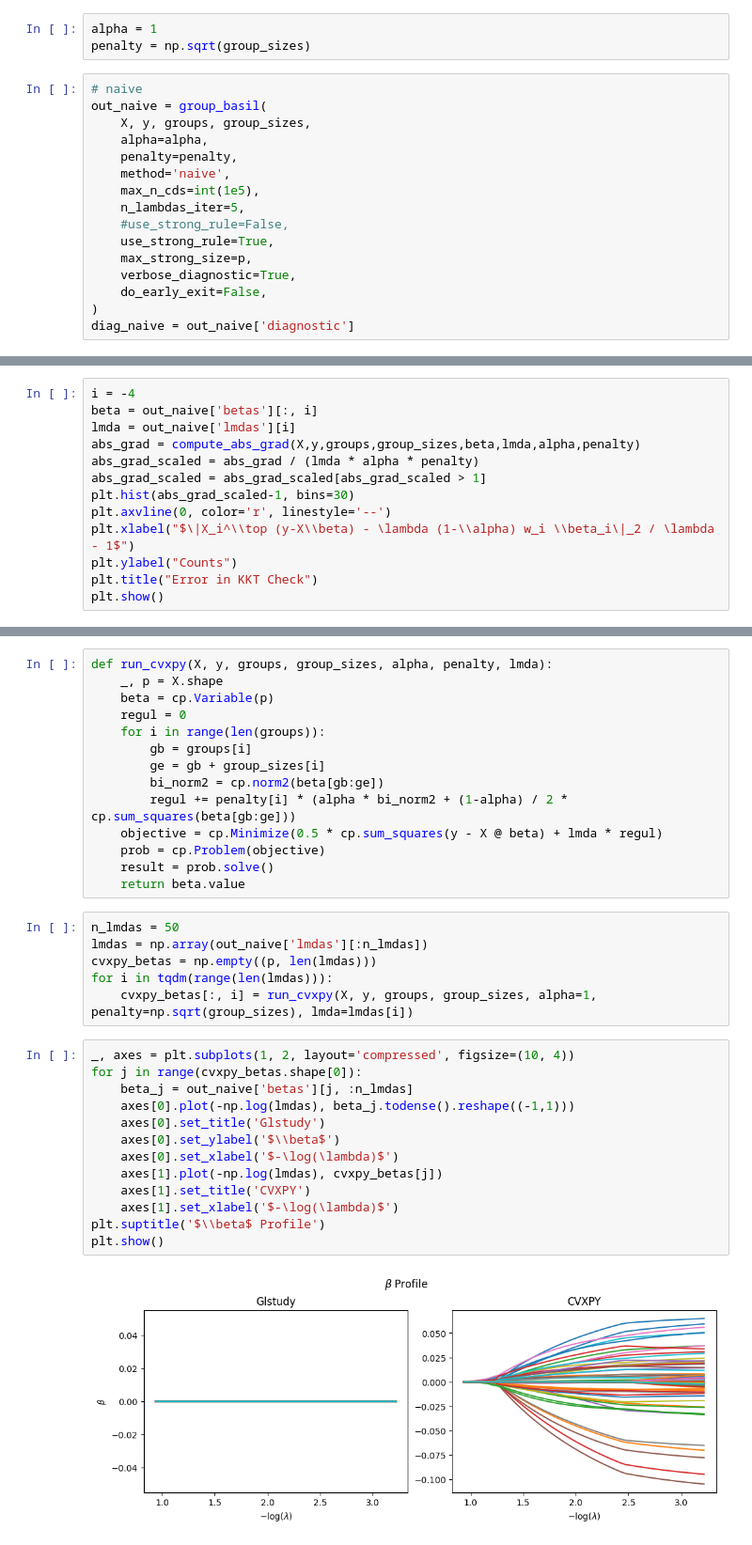
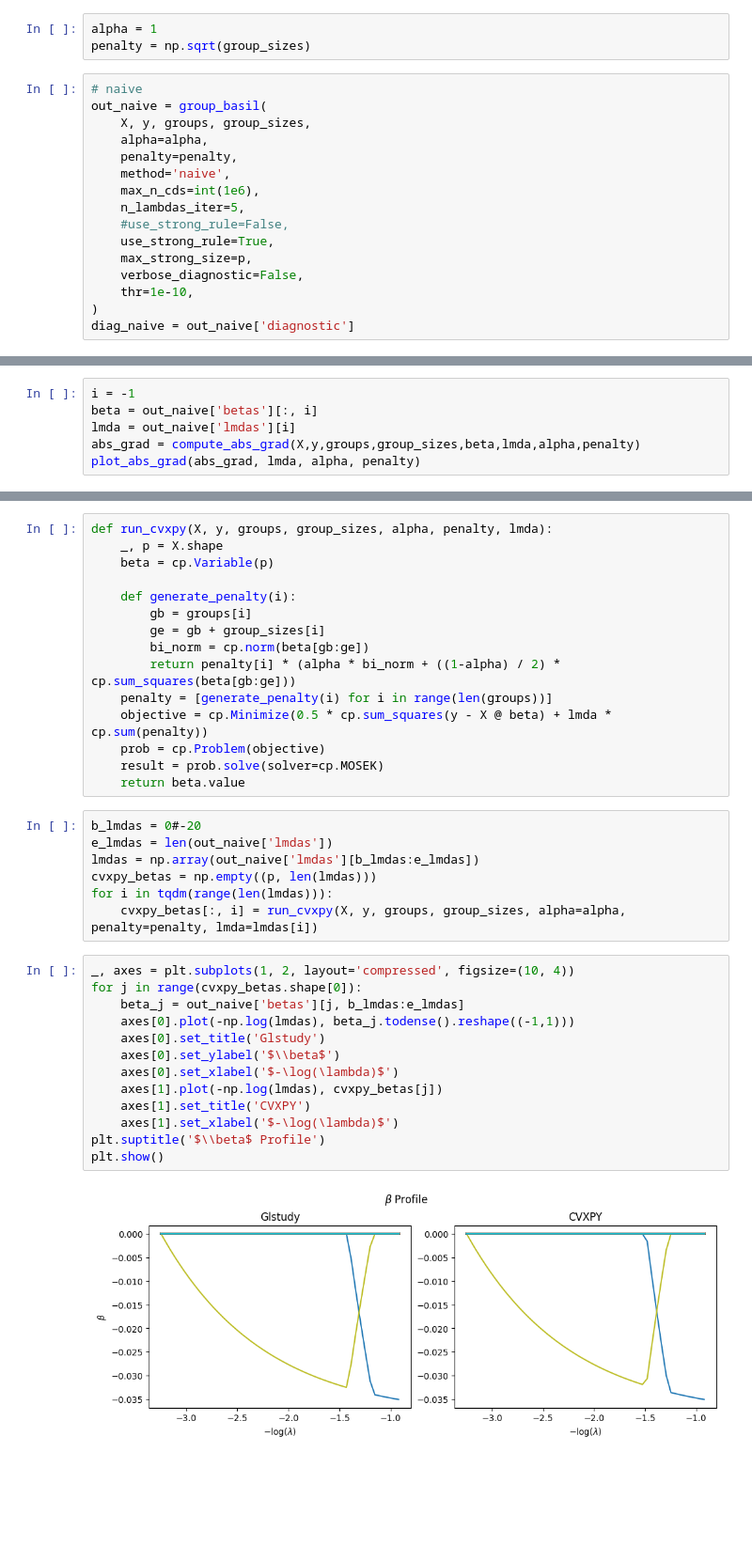
Before and after one commit to JamesYang007/adelie, a Jupyter notebook: research/paper_results/group_basil.ipynb, the cells around one changed output, grey strips where cells are left out. Shown: that part at 94% size. Cells and saved outputs as stored; diff of their text form; blank space fills up the shorter version.

```diff
--- a/research/paper_results/group_basil.ipynb
+++ b/research/paper_results/group_basil.ipynb
@@ -128,12 +128,12 @@ out_naive = group_basil(
     alpha=alpha,
     penalty=penalty,
     method='naive',
-    max_n_cds=int(1e5),
+    max_n_cds=int(1e6),
     n_lambdas_iter=5,
     #use_strong_rule=False,
     use_strong_rule=True,
     max_strong_size=p,
-    verbose_diagnostic=True,
-    do_early_exit=False,
+    verbose_diagnostic=False,
+    thr=1e-10,
 )
 diag_naive = out_naive['diagnostic']
@@ -187,14 +179,7 @@ def compute_abs_grad(
 # %%
-i = -4
+i = -1
 beta = out_naive['betas'][:, i]
 lmda = out_naive['lmdas'][i]
 abs_grad = compute_abs_grad(X,y,groups,group_sizes,beta,lmda,alpha,penalty)
-abs_grad_scaled = abs_grad / (lmda * alpha * penalty)
-abs_grad_scaled = abs_grad_scaled[abs_grad_scaled > 1]
-plt.hist(abs_grad_scaled-1, bins=30)
-plt.axvline(0, color='r', linestyle='--')
-plt.xlabel("$\|X_i^\\top (y-X\\beta) - \lambda (1-\\alpha) w_i \\beta_i\|_2 / \lambda - 1$")
-plt.ylabel("Counts")
-plt.title("Error in KKT Check")
-plt.show()
+plot_abs_grad(abs_grad, lmda, alpha, penalty)
 # %% [output]
@@ -315,35 +283,37 @@ array([8.])
 def run_cvxpy(X, y, groups, group_sizes, alpha, penalty, lmda):
     _, p = X.shape
     beta = cp.Variable(p)
-    regul = 0
-    for i in range(len(groups)):
+
+    def generate_penalty(i):
         gb = groups[i]
         ge = gb + group_sizes[i]
-        bi_norm2 = cp.norm2(beta[gb:ge])
-        regul += penalty[i] * (alpha * bi_norm2 + (1-alpha) / 2 * cp.sum_squares(beta[gb:ge]))
-    objective = cp.Minimize(0.5 * cp.sum_squares(y - X @ beta) + lmda * regul)
+        bi_norm = cp.norm(beta[gb:ge])
+        return penalty[i] * (alpha * bi_norm + ((1-alpha) / 2) * cp.sum_squares(beta[gb:ge]))
+    penalty = [generate_penalty(i) for i in range(len(groups))]
+    objective = cp.Minimize(0.5 * cp.sum_squares(y - X @ beta) + lmda * cp.sum(penalty))
     prob = cp.Problem(objective)
-    result = prob.solve()
+    result = prob.solve(solver=cp.MOSEK)
     return beta.value
 # %%
-n_lmdas = 50
-lmdas = np.array(out_naive['lmdas'][:n_lmdas])
+b_lmdas = 0#-20
+e_lmdas = len(out_naive['lmdas'])
+lmdas = np.array(out_naive['lmdas'][b_lmdas:e_lmdas])
 cvxpy_betas = np.empty((p, len(lmdas)))
 for i in tqdm(range(len(lmdas))):
-    cvxpy_betas[:, i] = run_cvxpy(X, y, groups, group_sizes, alpha=1, penalty=np.sqrt(group_sizes), lmda=lmdas[i])
+    cvxpy_betas[:, i] = run_cvxpy(X, y, groups, group_sizes, alpha=alpha, penalty=penalty, lmda=lmdas[i])
 # %%
 _, axes = plt.subplots(1, 2, layout='compressed', figsize=(10, 4))
 for j in range(cvxpy_betas.shape[0]):
-    beta_j = out_naive['betas'][j, :n_lmdas]
+    beta_j = out_naive['betas'][j, b_lmdas:e_lmdas]
     axes[0].plot(-np.log(lmdas), beta_j.todense().reshape((-1,1)))
     axes[0].set_title('Glstudy')
     axes[0].set_ylabel('$\\beta$')
     axes[0].set_xlabel('$-\log(\lambda)$')
     axes[1].plot(-np.log(lmdas), cvxpy_betas[j])
     axes[1].set_title('CVXPY')
     axes[1].set_xlabel('$-\log(\lambda)$')
 plt.suptitle('$\\beta$ Profile')
 plt.show()
 # %% [output]
-[figure, old version]
+[figure, new version]
 # %%
```
Also changed, not shown: parts of 14 cells of this notebook, 5 other files.
